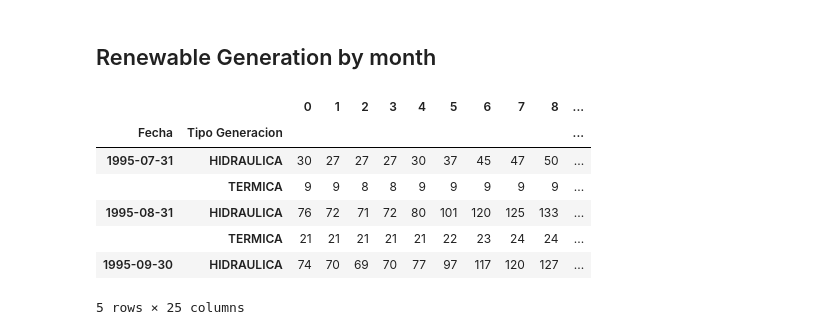
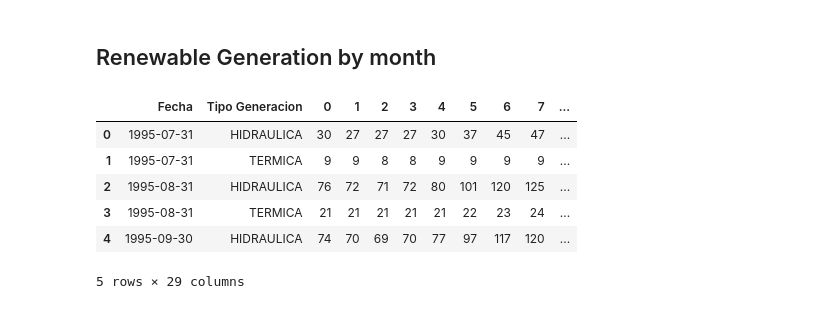
Before and after one commit to Mateoferrnandez/GeneracionElectricaColombia, a Jupyter notebook: notebooks/ElectricGeneration_colombia copy.ipynb, the cells around one changed output. Saved outputs shown, nothing was run; the diff lists cells and outputs as text; code cells hidden in the pictures.

```diff
--- a/notebooks/ElectricGeneration_colombia copy.ipynb
+++ b/notebooks/ElectricGeneration_colombia copy.ipynb
@@ -345,9 +338,9 @@ use_inf_as_na option is deprecated and will be removed in a future version. Conv
 # %%
-result=result.pivot(index="Fecha",columns='Tipo Generacion',values='Total')
-result=result.replace(np.nan,0)
-result["Total"]=result[result.columns].sum(numeric_only=True,axis=1)
-result["Renovable(%)"]=round(result[["EOLICA","HIDRAULICA","SOLAR"]].sum(numeric_only=True,axis=1)/result["Total"] *100,2)
-for i in result.columns:
-     result[i]=result[i].apply(lambda x: int(x))
-result.head(10)
+result1=result.pivot(index="Fecha",columns='Tipo Generacion',values='Total')
+result1=result1.replace(np.nan,0)
+result1["Total"]=result1[result1.columns].sum(numeric_only=True,axis=1)
+result1["Renovable(%)"]=round(result1[["EOLICA","HIDRAULICA","SOLAR"]].sum(numeric_only=True,axis=1)/result1["Total"] *100,2)
+for i in result1.columns:
+     result1[i]=result1[i].apply(lambda x: int(x))
+result1.head(10)
 # %% [output]
@@ -381,15 +405,16 @@ plt.show()
 # %%
 grouped=union.groupby([pd.Grouper(key='Fecha', freq='M'),"Tipo Generacion"])
 result = grouped.sum(numeric_only=True)
 for i in result.columns:
     redondeo_(result,i)
+result.reset_index(inplace=True)
+result["Month"]=result["Fecha"].dt.month
 result.head()
 # %% [output]
-|  |  | 0 | 1 | 2 | 3 | 4 | 5 | 6 | 7 | 8 | ... |
-| Fecha | Tipo Generacion |  |  |  |  |  |  |  |  |  | ... |
-| 1995-07-31 | HIDRAULICA | 30 | 27 | 27 | 27 | 30 | 37 | 45 | 47 | 50 | ... |
-|  | TERMICA | 9 | 9 | 8 | 8 | 9 | 9 | 9 | 9 | 9 | ... |
-| 1995-08-31 | HIDRAULICA | 76 | 72 | 71 | 72 | 80 | 101 | 120 | 125 | 133 | ... |
-|  | TERMICA | 21 | 21 | 21 | 21 | 21 | 22 | 23 | 24 | 24 | ... |
-| 1995-09-30 | HIDRAULICA | 74 | 70 | 69 | 70 | 77 | 97 | 117 | 120 | 127 | ... |
+|  | Fecha | Tipo Generacion | 0 | 1 | 2 | 3 | 4 | 5 | 6 | 7 | ... |
+| 0 | 1995-07-31 | HIDRAULICA | 30 | 27 | 27 | 27 | 30 | 37 | 45 | 47 | ... |
+| 1 | 1995-07-31 | TERMICA | 9 | 9 | 8 | 8 | 9 | 9 | 9 | 9 | ... |
+| 2 | 1995-08-31 | HIDRAULICA | 76 | 72 | 71 | 72 | 80 | 101 | 120 | 125 | ... |
+| 3 | 1995-08-31 | TERMICA | 21 | 21 | 21 | 21 | 21 | 22 | 23 | 24 | ... |
+| 4 | 1995-09-30 | HIDRAULICA | 74 | 70 | 69 | 70 | 77 | 97 | 117 | 120 | ... |
-5 rows × 25 columns
+5 rows × 29 columns
```
Also changed, not shown: parts of 24 cells of this notebook, 7 other files.
